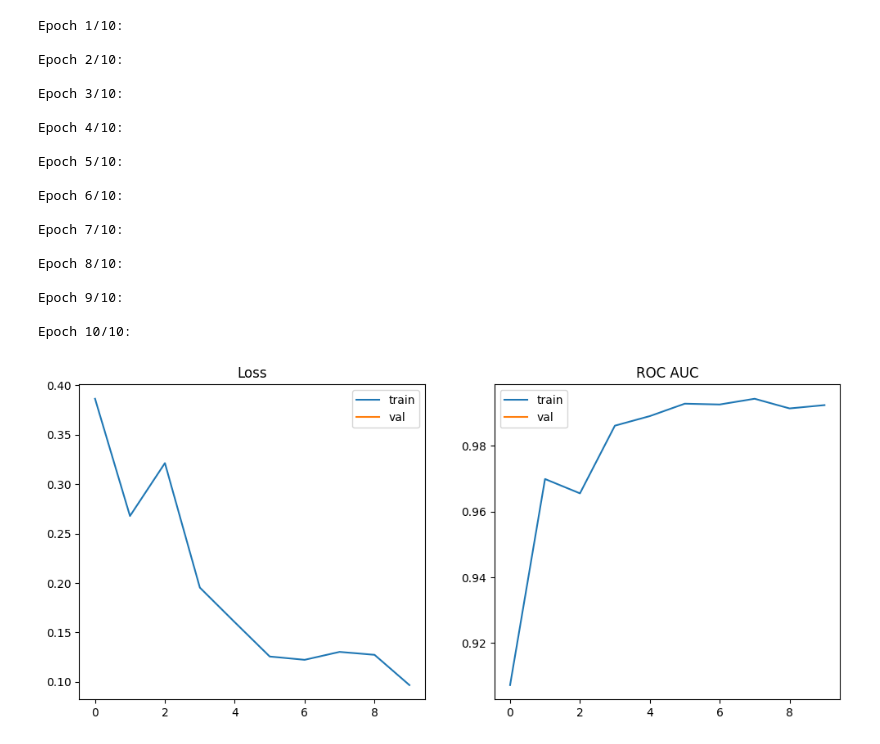
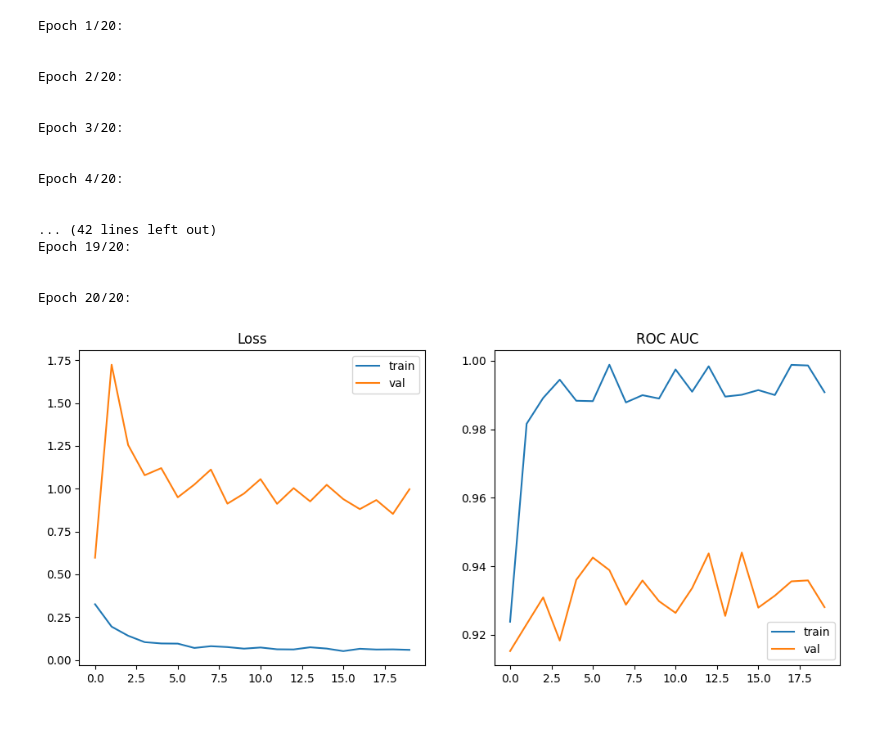
Before and after one commit to MethaHardworker/Neurals, a Jupyter notebook: lab5.ipynb, the cells around one changed output. Drawn from its saved outputs; the diff is of its cells as text; code cells hidden in the pictures.

Commit message:
[ADD] - validation metrics

```diff
--- a/lab5.ipynb
+++ b/lab5.ipynb
@@ -60,7 +60,7 @@ cpuset_workers = 8
 train_dataloader = torch.utils.data.DataLoader(
     train_dataset, batch_size=batch_size, shuffle=True, num_workers=cpuset_workers)
 val_dataloader = torch.utils.data.DataLoader(
-    val_dataset, batch_size=batch_size, shuffle=False, num_workers=cpuset_workers)
+    val_dataset, batch_size=batch_size, shuffle=True, num_workers=cpuset_workers)
 # %%
 class CNN(torch.nn.Module):
 
@@ -73,6 +73,7 @@ class CNN(torch.nn.Module):
         self.convC_32 = torch.nn.Conv2d(16, 32, (3, 3))
         self.convC_64 = torch.nn.Conv2d(32, 64, (3, 3))
         self.convC_128 = torch.nn.Conv2d(64, 128, (3, 3))
+
         self.bn16 = torch.nn.BatchNorm2d(16)
         self.bn32 = torch.nn.BatchNorm2d(32)
         self.bn64 = torch.nn.BatchNorm2d(64)
@@ -82,8 +83,9 @@ class CNN(torch.nn.Module):
         self.maxpool = torch.nn.MaxPool2d((2, 2))
         self.fc = torch.nn.LazyLinear(1)
         self.relu = torch.nn.ReLU()
+
         self.flat = torch.nn.Flatten()
-        self.dropout = torch.nn.Dropout(0.7)
+        self.dropout = torch.nn.Dropout(0.3)
 
 
     def forward(self, X):
@@ -97,10 +99,10 @@ class CNN(torch.nn.Module):
         x = self.relu(x)
         x = self.maxpool(x)
 
-        # x = self.convC_64(x)
-        # x = self.bn64(x)
-        # x = self.relu(x)
-        # x = self.maxpool(x)
+        x = self.convC_64(x)
+        x = self.bn64(x)
+        x = self.relu(x)
+        x = self.maxpool(x)
 
         x = self.flat(x)
         x = self.dropout(x)
@@ -115,7 +117,7 @@ def train_model(model, loss, optimizer, scheduler, num_epochs):
         print('Epoch {}/{}:'.format(epoch+1, num_epochs), flush=True)
 
         # Each epoch has a training and validation phase
-        for phase in ['train']:
+        for phase in ['train', 'val']:
             if phase == 'train':
                 dataloader = train_dataloader
                 scheduler.step()
@@ -147,9 +149,11 @@ def train_model(model, loss, optimizer, scheduler, num_epochs):
 
                 # statistics
                 running_loss += loss_value.item()
-                # print(f'pred: {preds_class}')
-                # print(f'gtr:  {labels.data}')
-                running_auroc += binary_auroc(preds_class, labels.data)
+                # if phase == 'val':
+                #     print(f'\npred: {preds_class}')
+                #     print(f'gtr:  {labels}')
+                #     print(f'metric: {binary_auroc(preds_class.cpu().detach(), labels.cpu().detach())}')
+                running_auroc += binary_auroc(preds_class.cpu().detach(), labels.cpu().detach())
 
             epoch_loss = running_loss / len(dataloader)
             epoch_auroc = running_auroc / len(dataloader)
@@ -164,11 +168,11 @@ def train_model(model, loss, optimizer, scheduler, num_epochs):
     ax1.set_title("Loss")
     ax1.plot(losses['train'], label='train')
     ax1.plot(losses['val'], label='val')
-    # ax1.legend()
+    ax1.legend()
     ax2.set_title("ROC AUC")
     ax2.plot(metrics['train'], label='train')
     ax2.plot(metrics['val'], label='val')
-    # ax2.legend()
+    ax2.legend()
     plt.show()
     # return model
 # %%
@@ -180,25 +184,23 @@ loss = torch.nn.BCEWithLogitsLoss()
 optimizer = torch.optim.SGD(model.parameters(), lr=1.0e-4, momentum=0.9)
 scheduler = torch.optim.lr_scheduler.StepLR(optimizer, step_size=5, gamma=0.5)
 # %%
-train_model(model, loss, optimizer, scheduler, num_epochs=10)
+train_model(model, loss, optimizer, scheduler, num_epochs=20)
 # %% [output]
-Epoch 1/10:
+Epoch 1/20:
 
-Epoch 2/10:
 
-Epoch 3/10:
+Epoch 2/20:
 
-Epoch 4/10:
 
-Epoch 5/10:
+Epoch 3/20:
 
-Epoch 6/10:
 
-Epoch 7/10:
+Epoch 4/20:
 
-Epoch 8/10:
 
-Epoch 9/10:
+... (42 lines left out)
+Epoch 19/20:
 
-Epoch 10/10:
+
+Epoch 20/20:
-[figure, old version]
+[figure, new version]
```
Also changed, not shown: 1 other file.
